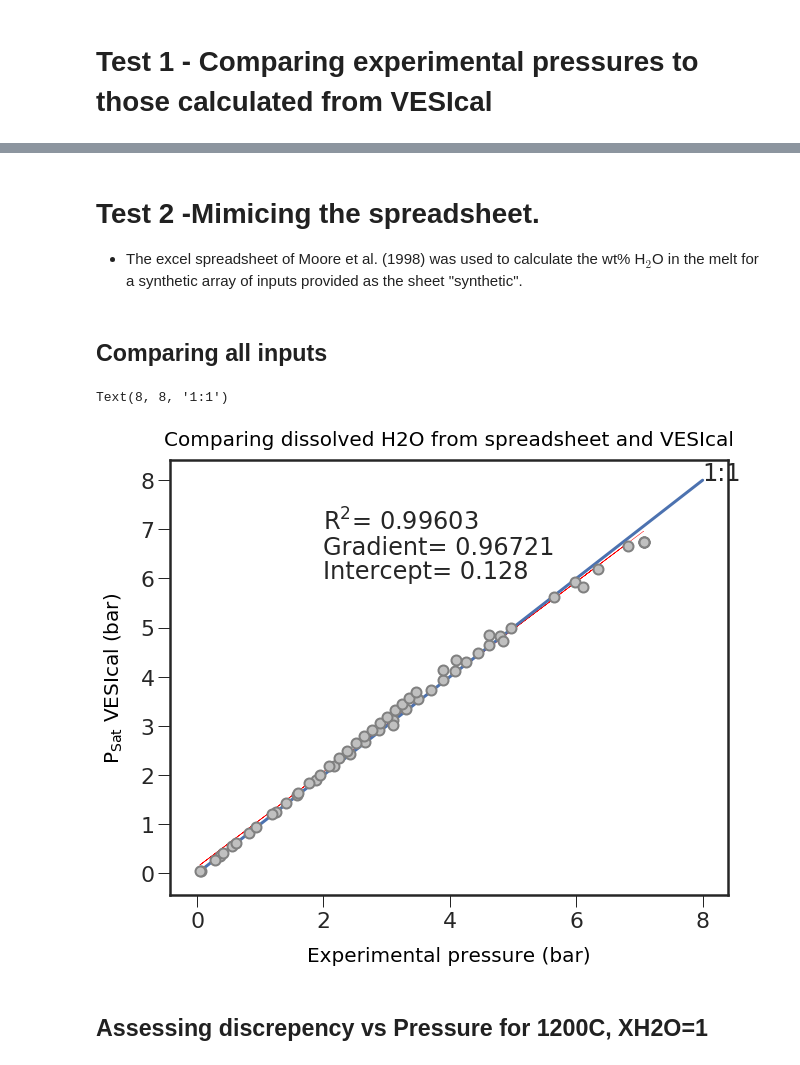
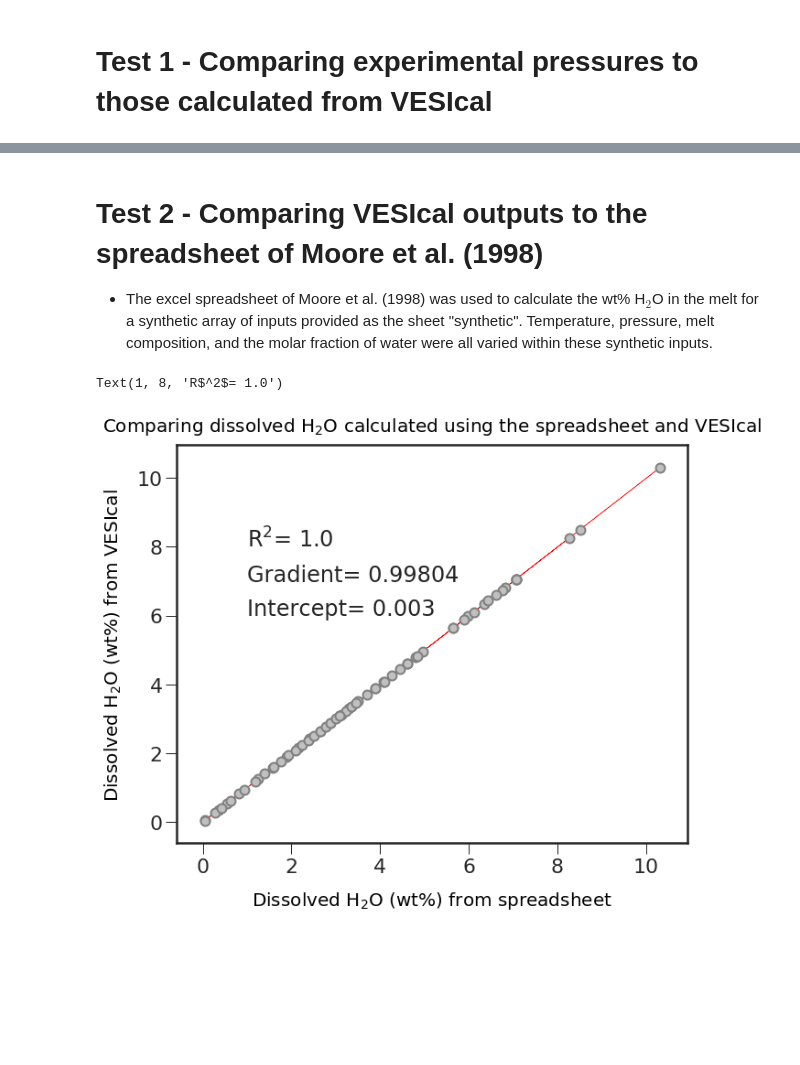
Before and after one commit to kaylai/VESIcal, a Jupyter notebook: Calibration/Testing/Testing_Moore_et_al_1998.ipynb, the cells around one changed output, grey strips where cells are left out. Saved outputs shown, nothing was run; the diff lists cells and outputs as text; code cells hidden in the pictures; blank space fills up the shorter version.

Commit message:
Tidied up Moore after Kayla fixed EOS discrepency. Now passes all tests!

```diff
--- a/Calibration/Testing/Testing_Moore_et_al_1998.ipynb
+++ b/Calibration/Testing/Testing_Moore_et_al_1998.ipynb
@@ -77,4 +113,4 @@ Text(4000, 4000, '1:1')
 # %% [markdown]
-# Test 2 -Mimicing the spreadsheet.
--  The excel spreadsheet of Moore et al. (1998) was used to calculate the wt% H$_2$O in the melt for a synthetic array of inputs provided as the sheet "synthetic".
+# Test 2 - Comparing VESIcal outputs to the spreadsheet of Moore et al. (1998)
+-  The excel spreadsheet of Moore et al. (1998) was used to calculate the wt% H$_2$O in the melt for a synthetic array of inputs provided as the sheet "synthetic". Temperature, pressure, melt composition, and the molar fraction of water were all varied within these synthetic inputs.
 # %%
@@ -85,37 +120,33 @@ data_syn = myfile_syn.data
 dissolved_syn = myfile_syn.calculate_dissolved_volatiles(temperature="Temp", pressure="Press", X_fluid="XH2OVapour", norm='fixedvolatiles', print_status=True, model='MooreWater')
-# %% [markdown]
-## Comparing all inputs
 # %%
-X_syn1=dissolved_syn['wt% H2O in melt'].values.reshape(-1, 1) # Convert MPa from their supplement to bars
+# This calculating a Linear regression, and plots the spreadsheet outputs against VESICal outputs
+X_syn1=dissolved_syn['wt% H2O in melt'].values.reshape(-1, 1)
 Y_syn1=dissolved_syn['H2O_liq_VESIcal'].values.reshape(-1, 1)
 lr=LinearRegression()
 lr.fit(X_syn1,Y_syn1)
 Y_pred_syn1=lr.predict(X_syn1)
 
-fig, ax1 = plt.subplots(figsize = (10,8)) # adjust dimensions of figure here
+fig, ax1 = plt.subplots(figsize = (10,8))
 font = {'family': 'sans-serif',
         'color':  'black',
         'weight': 'normal',
         'size': 20,
         }
-ax1.set_title('Comparing dissolved H2O from spreadsheet and VESIcal',
+ax1.set_title('Comparing dissolved H$_2$O calculated using the spreadsheet and VESIcal',
         fontdict= font, pad = 15)
-plt.xlabel('Experimental pressure (bar)', fontdict=font, labelpad = 15)
-plt.ylabel('P$_{Sat}$ VESIcal (bar)', fontdict=font, labelpad = 15)
+plt.xlabel('Dissolved H$_2$O (wt%) from spreadsheet', fontdict=font, labelpad = 15)
+plt.ylabel('Dissolved H$_2$O (wt%) from VESIcal', fontdict=font, labelpad = 15)
 plt.plot(X_syn1,Y_pred_syn1, color='red', linewidth=0.5, zorder=1) # This plots the best fit line
 plt.scatter(dissolved_syn['wt% H2O in melt'], dissolved_syn['H2O_liq_VESIcal'],  s=100, edgecolors='gray', facecolors='silver', marker='o', zorder=5)
 # This bit plots the regression parameters on the graph
 I='Intercept= ' + str(np.round(lr.intercept_, 3))[1:-1]
 G='Gradient= '  + str(np.round(lr.coef_, 5))[2:-2]
 R='R$^2$= ' +  str(np.round(r2_score(Y_syn1, Y_pred_syn1), 5))
-one='1:1'
-plt.plot([0, 8], [0, 8])
-plt.text(2, 6, I)
-plt.text(2, 6.5, G)
-plt.text(2, 7, R)
-plt.text(8, 8, one)
+
+
+plt.text(1, 6, I)
+plt.text(1, 7, G)
+plt.text(1, 8, R)
 # %% [output]
-Text(8, 8, '1:1')
+Text(1, 8, 'R$^2$= 1.0')
-[figure, old version]
+[figure, new version]
-# %% [markdown]
-## Assessing discrepency vs Pressure for 1200C, XH2O=1
```
Also changed, not shown: parts of 10 cells of this notebook, 1 other file.
